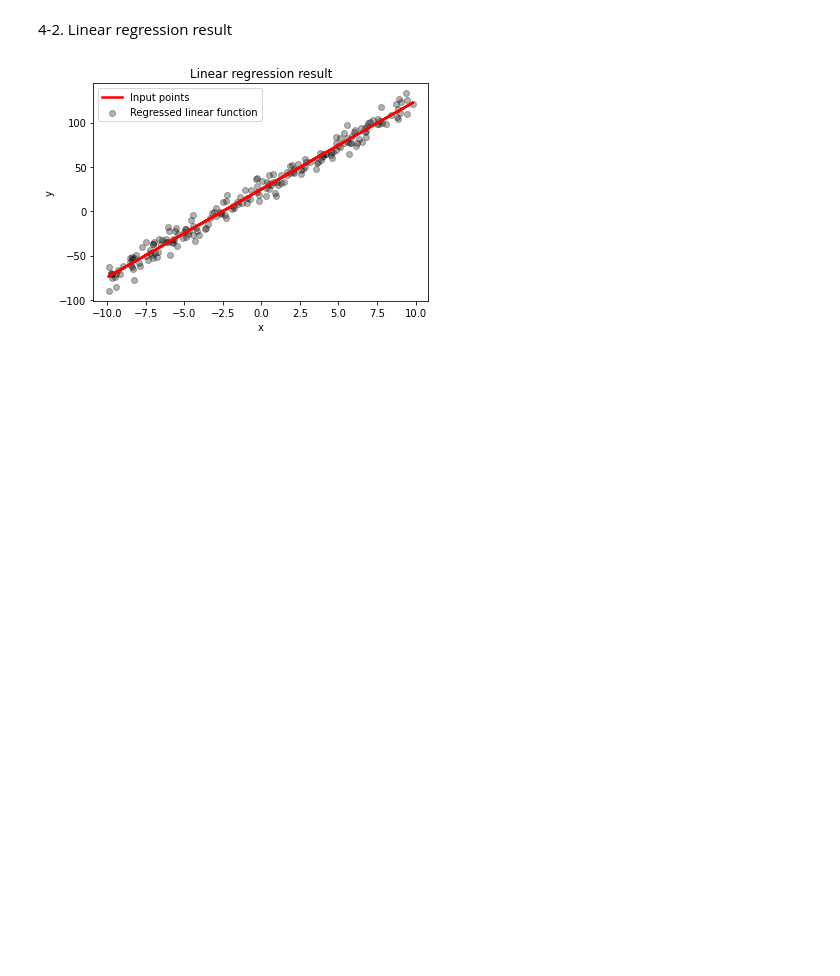
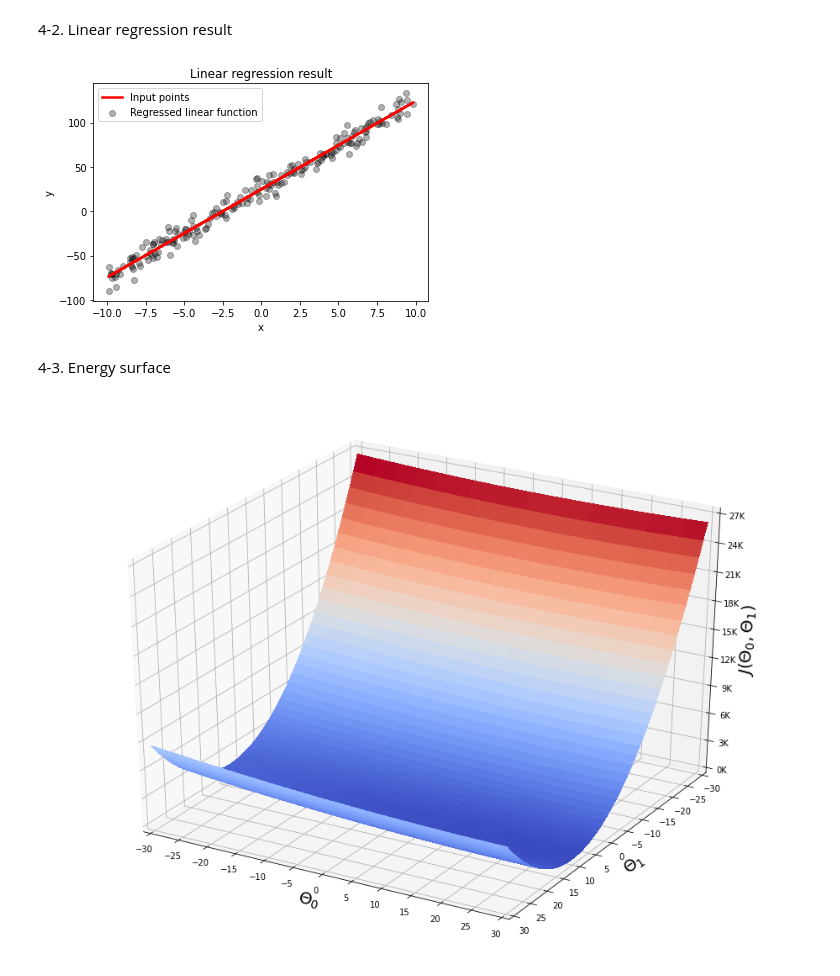
Before and after one commit to ihooni/class-MachineLearning, a Jupyter notebook: 03/assignment-03.ipynb, the cells around one changed output. Saved outputs shown, nothing was run; the diff lists cells and outputs as text; code cells hidden in the pictures; blank space fills up the shorter version.

Commit message:
chore: plotting the energy surface

```diff
--- a/03/assignment-03.ipynb
+++ b/03/assignment-03.ipynb
@@ -5,7 +5,7 @@ import numpy as np
 
 DATA_PATH = './data.csv'
 
-data = np.genfromtxt(path, delimiter=',')
+data = np.genfromtxt(DATA_PATH, delimiter=',')
 
 x_data = data[:, 0]
 y_data = data[:, 1]
@@ -25,7 +25,7 @@ def linear(theta_0, theta_1, x):
 $J(\theta) = \frac{1}{2 m} \sum_{i=1}^m (h_\theta(x^{(i)}) - y^{(i)})^2$
 # %%
 def objective(h_x, y):
-  return (1 / (2 * m)) * np.sum((h_x - y)**2)
+  return (1 / (2 * m)) * np.sum((h_x - y)**2, axis=0)
 # %% [markdown]
 2-3. Gradient function
 
@@ -92,3 +92,44 @@ plt.ylabel('y')
 plt.show()
 # %% [output]
 [figure]
+# %% [markdown]
+4-3. Energy surface
+# %%
+from matplotlib import cm
+from matplotlib.ticker import LinearLocator, FuncFormatter
+from mpl_toolkits.mplot3d import Axes3D
+
+# make range variables of theta
+theta_0_ticks = np.arange(-30, 30, 0.1)
+theta_1_ticks = np.arange(-30, 30, 0.1)
+theta_0_ticks, theta_1_ticks = np.meshgrid(theta_0_ticks, theta_1_ticks)
+
+# calculate the energy values for each theta values
+ex_theta_0_ticks = np.expand_dims(theta_0_ticks, 0)
+ex_theta_1_ticks = np.expand_dims(theta_1_ticks, 0)
+ex_x_data = np.reshape(x_data, (-1, 1, 1))
+ex_y_data = np.reshape(y_data, (-1, 1, 1))
+energy_values = objective(linear(ex_theta_0_ticks, ex_theta_1_ticks, ex_x_data), ex_y_data)
+
+# plot the surface
+fig = plt.figure(figsize=(16, 12))
+ax = fig.gca(projection='3d')
+
+surf = ax.plot_surface(theta_0_ticks, theta_1_ticks, energy_values, cmap=cm.coolwarm, linewidth=0, antialiased=False)
+
+ax.set_xlabel('$\Theta_0$', fontsize=20)
+ax.set_ylabel('$\Theta_1$', fontsize=20)
+ax.set_zlabel('$J(\Theta_0, \Theta_1)$', fontsize=20)
+
+ax.set_xlim(-30, 30)
+ax.set_ylim(30, -30)
+ax.set_zlim(0, 27000)
+
+ax.xaxis.set_major_locator(LinearLocator(13))
+ax.yaxis.set_major_locator(LinearLocator(13))
+ax.zaxis.set_major_locator(LinearLocator(10))
+ax.zaxis.set_major_formatter(FuncFormatter(lambda x, pos: '%dK' % (x/1000)))
+
+plt.show()
+# %% [output]
+[figure, added]
```
Also changed, not shown: parts of 3 cells of this notebook.
